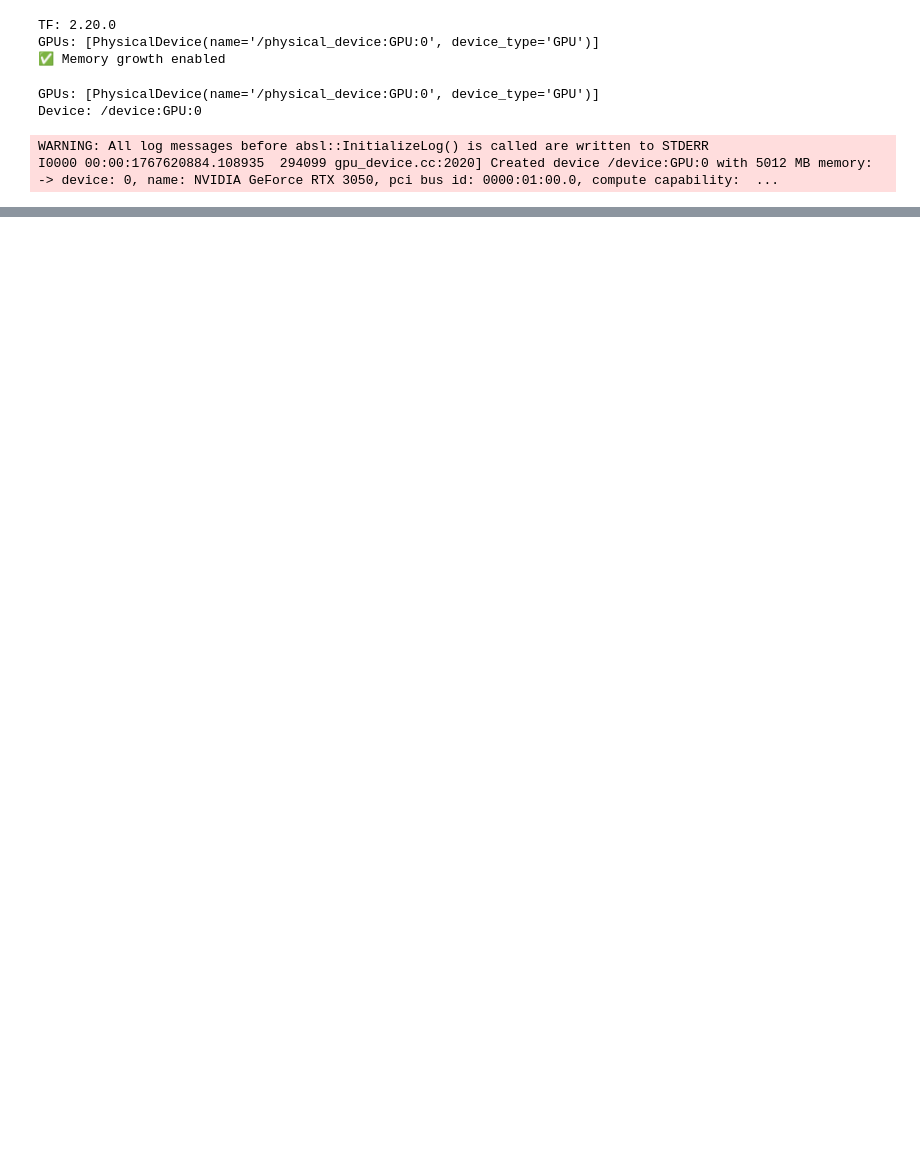
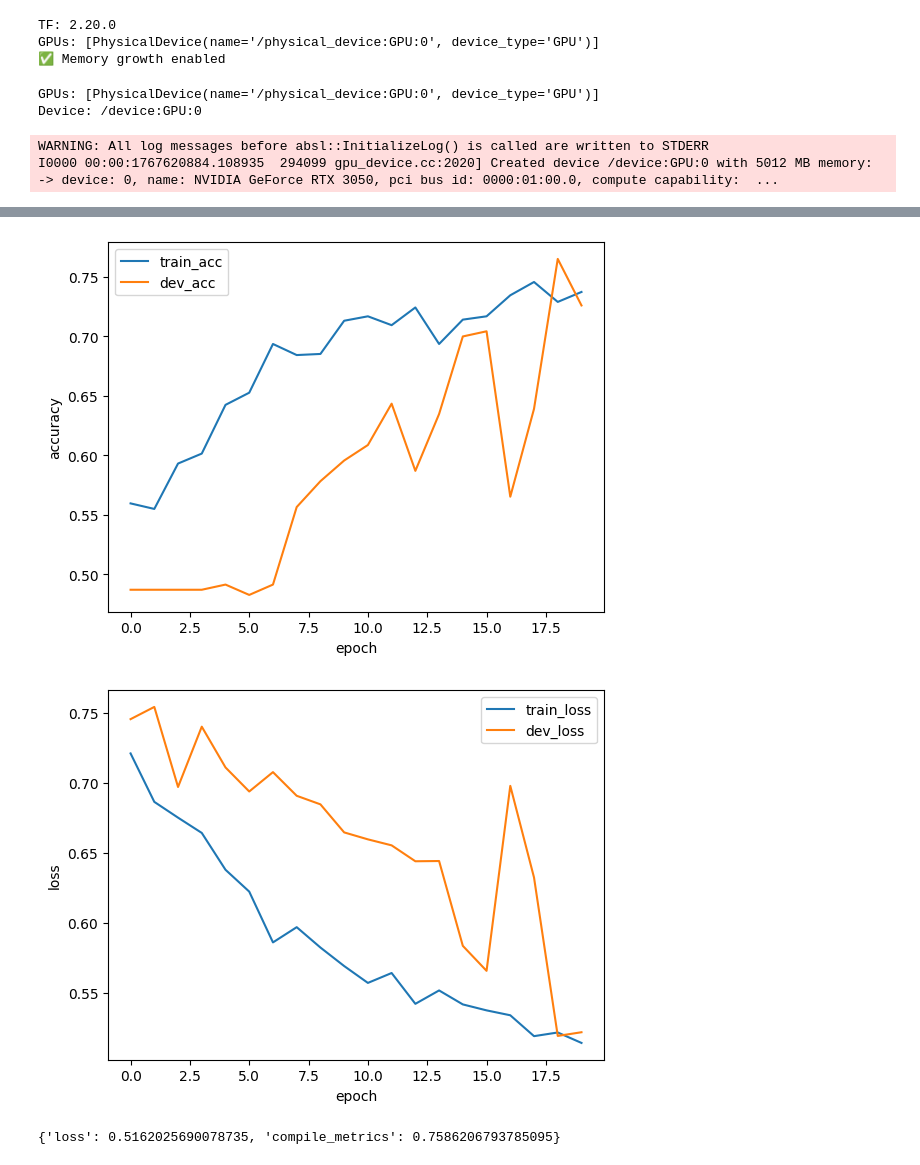
Before and after one commit to mmnsrti/ai_learning, a Jupyter notebook: ml/Ml_projects/car brand/cnn.ipynb, the cells around one changed output, grey strips where cells are left out. Saved outputs shown, nothing was run; the diff lists cells and outputs as text; code cells hidden in the pictures; blank space fills up the shorter version.

```diff
--- a/ml/Ml_projects/car brand/cnn.ipynb
+++ b/ml/Ml_projects/car brand/cnn.ipynb
@@ -72,0 +200,18 @@ Class order (0/1): ['Peugeot-206', 'Pride-131']
+# %%
+model.compile(
+    optimizer=tf.keras.optimizers.Adam(learning_rate=1e-3),
+    loss="binary_crossentropy",
+    metrics=["accuracy", tf.keras.metrics.AUC(name="auc")]
+)
+
+callbacks = [
+    tf.keras.callbacks.EarlyStopping(patience=5, restore_best_weights=True),
+    tf.keras.callbacks.ReduceLROnPlateau(patience=2, factor=0.3),
+]
+
+history = model.fit(
+    train_ds,
+    validation_data=dev_ds,
+    epochs=20,
+    callbacks=callbacks
+)
@@ -72,0 +238,20 @@ Class order (0/1): ['Peugeot-206', 'Pride-131']
+# %%
+import matplotlib.pyplot as plt
+
+plt.figure()
+plt.plot(history.history["accuracy"], label="train_acc")
+plt.plot(history.history["val_accuracy"], label="dev_acc")
+plt.legend(); plt.xlabel("epoch"); plt.ylabel("accuracy"); plt.show()
+
+plt.figure()
+plt.plot(history.history["loss"], label="train_loss")
+plt.plot(history.history["val_loss"], label="dev_loss")
+plt.legend(); plt.xlabel("epoch"); plt.ylabel("loss"); plt.show()
+# %% [output]
+[figure, added]
+[figure, added]
+# %%
+test_metrics = model.evaluate(test_ds, verbose=0)
+print(dict(zip(model.metrics_names, test_metrics)))
+# %% [output]
+{'loss': 0.5162025690078735, 'compile_metrics': 0.7586206793785095}
```
Also changed, not shown: parts of 7 cells of this notebook.
